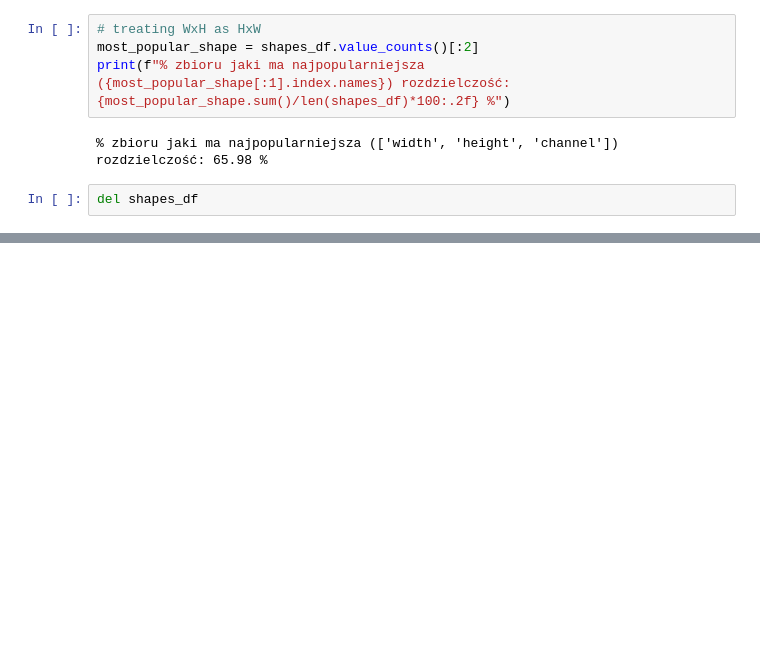
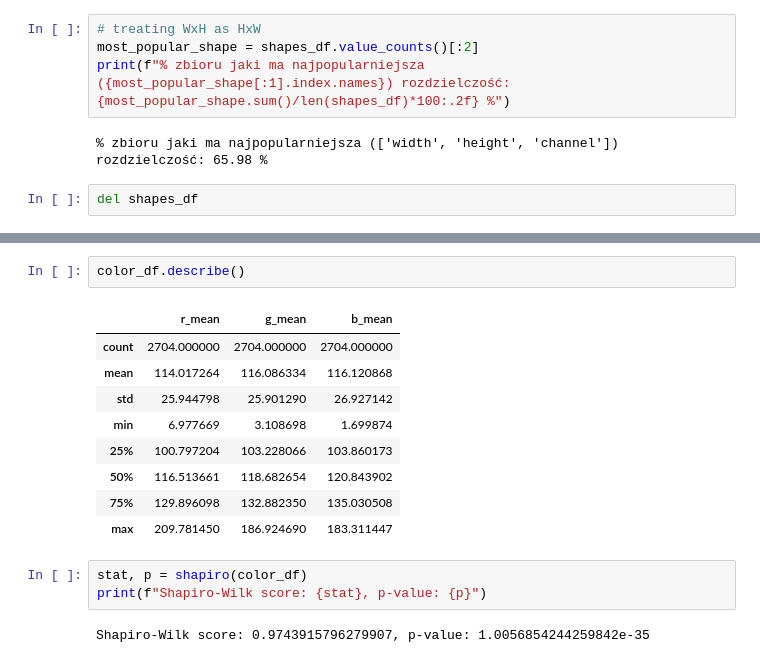
Before and after one commit to michaljurzak1/Vehicle-Images-Detection, a Jupyter notebook: eda.ipynb, the cells around one changed output, grey strips where cells are left out. Drawn from its saved outputs; the diff is of its cells as text; blank space fills up the shorter version.

```diff
--- a/eda.ipynb
+++ b/eda.ipynb
@@ -145,0 +182,17 @@ del shapes_df
+# %%
+color_df.describe()
+# %% [output]
+|  | r_mean | g_mean | b_mean |
+| count | 2704.000000 | 2704.000000 | 2704.000000 |
+| mean | 114.017264 | 116.086334 | 116.120868 |
+| std | 25.944798 | 25.901290 | 26.927142 |
+| min | 6.977669 | 3.108698 | 1.699874 |
+| 25% | 100.797204 | 103.228066 | 103.860173 |
+| 50% | 116.513661 | 118.682654 | 120.843902 |
+| 75% | 129.896098 | 132.882350 | 135.030508 |
+| max | 209.781450 | 186.924690 | 183.311447 |
+# %%
+stat, p = shapiro(color_df)
+print(f"Shapiro-Wilk score: {stat}, p-value: {p}")
+# %% [output]
+Shapiro-Wilk score: 0.9743915796279907, p-value: 1.0056854244259842e-35
```
Also changed, not shown: parts of 8 cells of this notebook.
